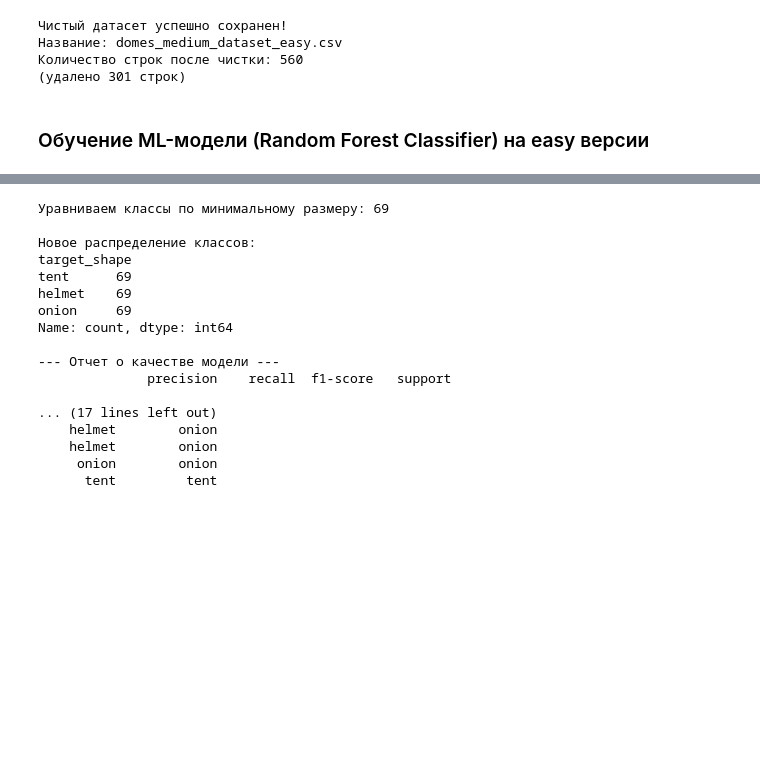
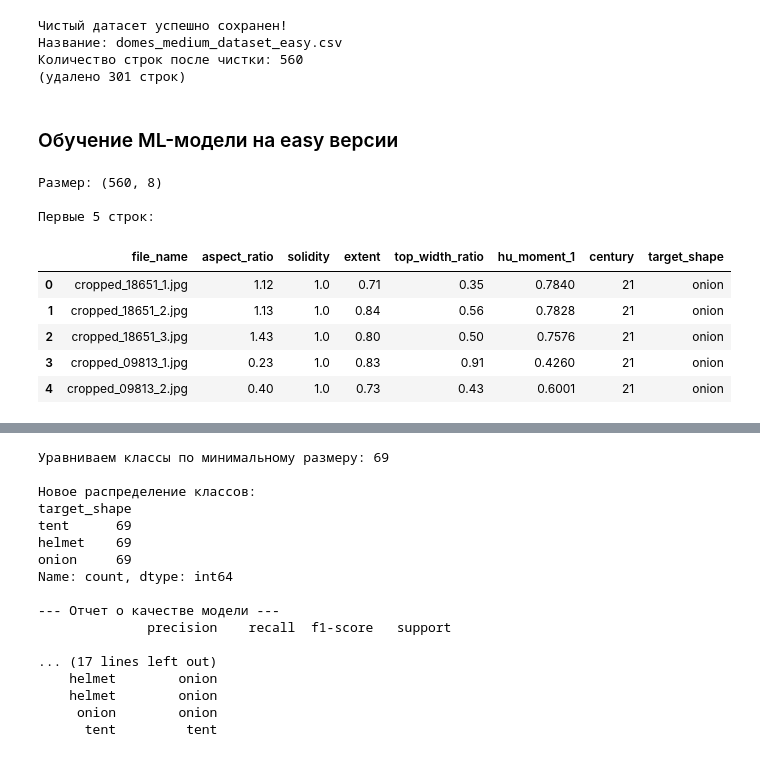
Before and after one commit to YuraYezhov/RU-Dataset-Architect, a Jupyter notebook: 02_domes_medium/scripts/eda_results.ipynb, the cells around one changed output, grey strips where cells are left out. Saved outputs shown, nothing was run; the diff lists cells and outputs as text; code cells hidden in the pictures; blank space fills up the shorter version.

```diff
--- a/02_domes_medium/scripts/eda_results.ipynb
+++ b/02_domes_medium/scripts/eda_results.ipynb
@@ -181,4 +181,33 @@ print(f"Количество строк после чистки: {len(df_clean)}
 Количество строк после чистки: 560
 (удалено 301 строк)
 # %% [markdown]
-### Обучение ML-модели (Random Forest Classifier) на easy версии
+### Обучение ML-модели на easy версии
+# %%
+import pandas as pd
+import numpy as np
+from pathlib import Path
+from sklearn.model_selection import train_test_split
+from sklearn.ensemble import RandomForestClassifier
+from sklearn.neighbors import KNeighborsClassifier
+from sklearn.preprocessing import StandardScaler
+from sklearn.pipeline import Pipeline
+from sklearn.metrics import classification_report, confusion_matrix, accuracy_score
+
+BASE_DIR = Path.cwd().parent
+DATASET_EASY_PATH = BASE_DIR / "data" / "domes_medium_dataset_easy.csv"
+df = pd.read_csv(DATASET_EASY_PATH)
+# %%
+print(f"Размер: {df.shape}")
+
+print("\nПервые 5 строк:")
+df.head()
+# %% [output]
+Размер: (560, 8)
+
+Первые 5 строк:
+|  | file_name | aspect_ratio | solidity | extent | top_width_ratio | hu_moment_1 | century | target_shape |
+| 0 | cropped_18651_1.jpg | 1.12 | 1.0 | 0.71 | 0.35 | 0.7840 | 21 | onion |
+| 1 | cropped_18651_2.jpg | 1.13 | 1.0 | 0.84 | 0.56 | 0.7828 | 21 | onion |
+| 2 | cropped_18651_3.jpg | 1.43 | 1.0 | 0.80 | 0.50 | 0.7576 | 21 | onion |
+| 3 | cropped_09813_1.jpg | 0.23 | 1.0 | 0.83 | 0.91 | 0.4260 | 21 | onion |
+| 4 | cropped_09813_2.jpg | 0.40 | 1.0 | 0.73 | 0.43 | 0.6001 | 21 | onion |
```
Also changed, not shown: parts of 8 cells of this notebook, 12 other files.
